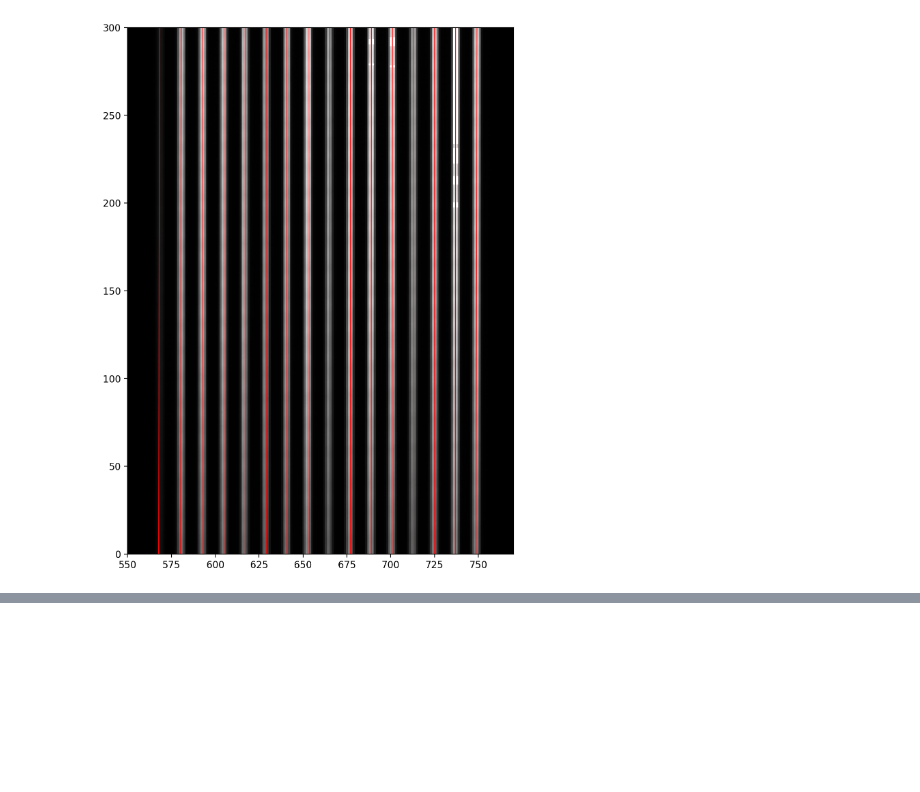
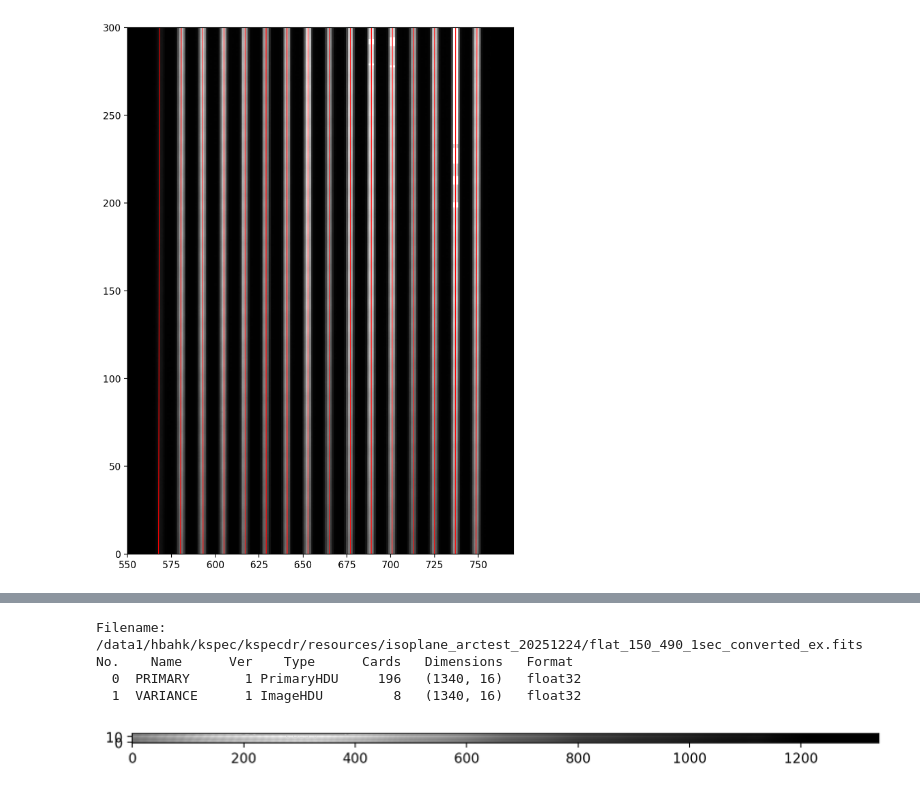
Before and after one commit to hbahk/kspecdr, a Jupyter notebook: notebooks/test_arc_20251224.ipynb, the cells around one changed output, grey strips where cells are left out. Drawn from its saved outputs; the diff is of its cells as text; code cells hidden in the pictures; blank space fills up the shorter version.

```diff
--- a/notebooks/test_arc_20251224.ipynb
+++ b/notebooks/test_arc_20251224.ipynb
@@ -190,3 +198,13 @@ ax.set_ylim(0, 300)
 # %% [output]
 (0.0, 300.0)
 [figure]
+# %%
+from kspecdr.extract.make_ex import make_ex
+fpath_ex = new_fpath.parent / (new_fpath.stem + "_ex.fits")
+
+args["EXTRAC_FILENAME"] = fpath_ex.as_posix()
+args["TLMAP_FILENAME"] = fpath_tlm.as_posix()
+
+make_ex(args)
+
+hdul = fits.open(fpath_ex)
@@ -192,0 +220,14 @@ ax.set_ylim(0, 300)
+# %%
+hdul = fits.open(fpath_ex)
+hdul.info()
+
+fig = plt.figure(figsize=(10, 10))
+ax = fig.add_subplot(111)
+ax.imshow(hdul[0].data, cmap='gray', origin='lower')
+plt.show()
+# %% [output]
+Filename: /data1/hbahk/kspec/kspecdr/resources/isoplane_arctest_20251224/flat_150_490_1sec_converted_ex.fits
+No.    Name      Ver    Type      Cards   Dimensions   Format
+  0  PRIMARY       1 PrimaryHDU     196   (1340, 16)   float32
+  1  VARIANCE      1 ImageHDU         8   (1340, 16)   float32
+[figure, added]
```
Also changed, not shown: parts of 3 cells of this notebook.
